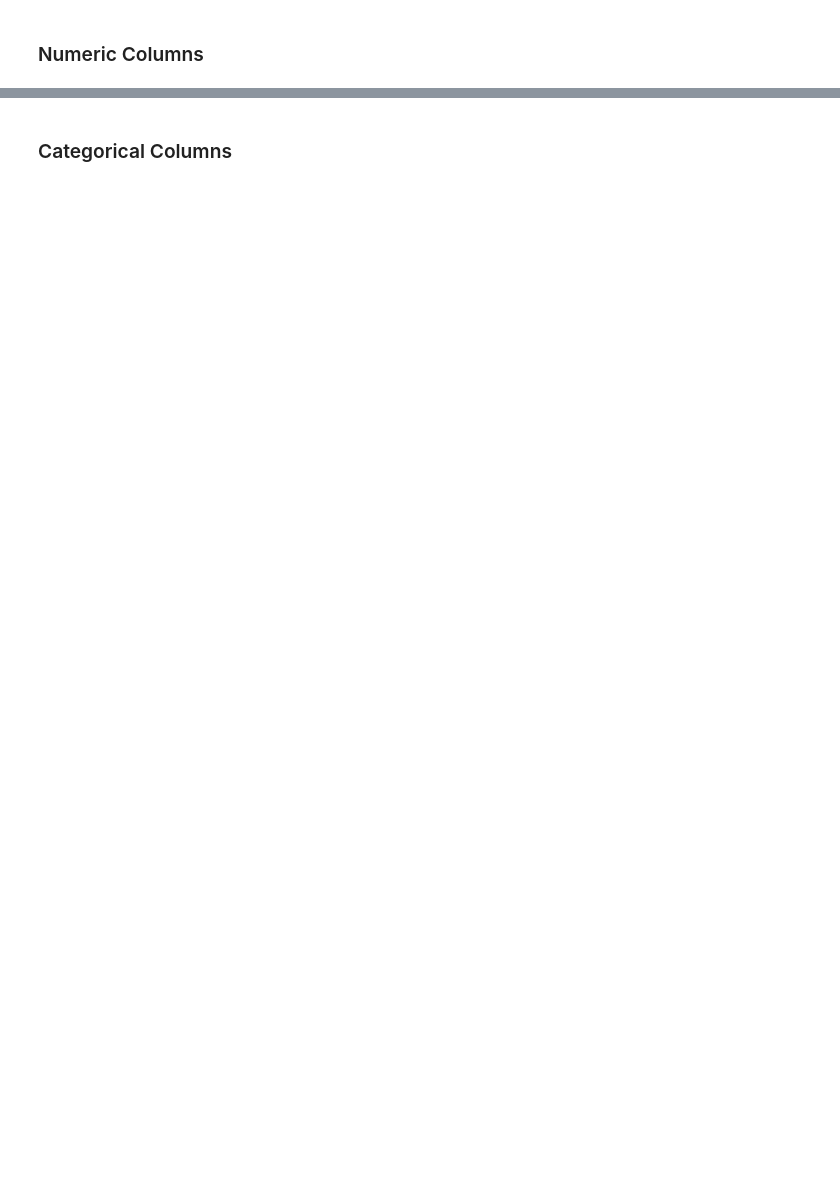
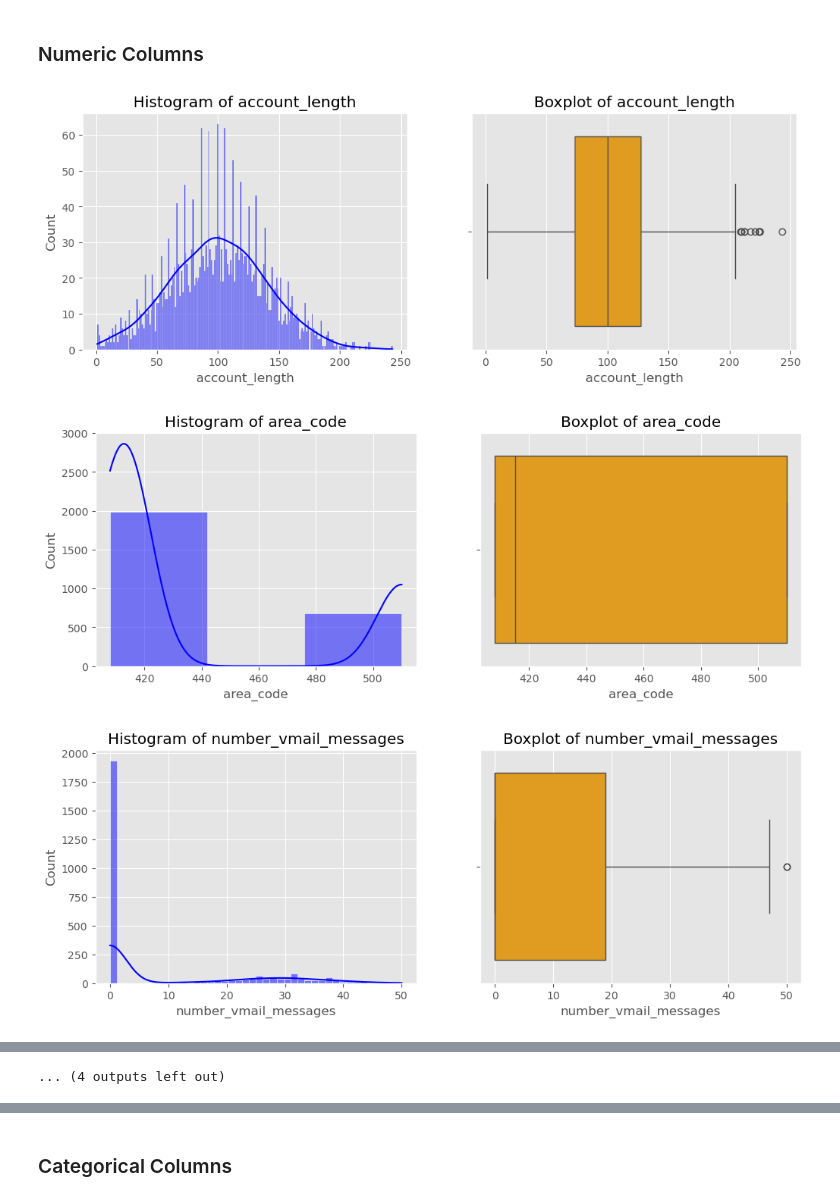
Before and after one commit to timothyrobbinscpa/new_customer_churn, a Jupyter notebook: src/customer_churn.ipynb, the cells around one changed output, grey strips where cells are left out. Drawn from its saved outputs; the diff is of its cells as text; code cells hidden in the pictures; blank space fills up the shorter version.

```diff
--- a/src/customer_churn.ipynb
+++ b/src/customer_churn.ipynb
@@ -46,0 +60,10 @@ df_train.head()
+# %%
+'''
+# create snippet of df for portfolio
+snippet = df_train.head()  # Adjust this to display the desired part of your DataFrame
+html_snippet = snippet.to_html(index=False)  # Convert to HTML, set index=False to hide the index
+
+with open('dataframe_snippet.html', 'w') as f:
+   f.write(html_snippet)
+
+'''
@@ -109,20 +199,24 @@ Churned customers represent only 14.55% of the data.  Such an inbalance in the t
 ### Numeric Columns
 # %%
 def show_univariate_plots(dataframe):
-    ''' to print histograms and boxplots for numeric variables side-by-side '''
+    ''' to show histograms and boxplots for numeric variables '''
     num_cols = dataframe.select_dtypes(include=['int', 'float']).columns
 
     for col in num_cols:
         fig, axes = plt.subplots(1, 2, figsize=(12, 4))
 
         # Histogram
         sns.histplot(dataframe, x=col, bins=dataframe[col].nunique(), ax=axes[0], kde=True, color='blue')
         axes[0].set_title(f'Histogram of {col}')
 
         # Boxplot
-        sns.boxplot(data=dataframe, x=col, ax=axes[1], color='lightgreen')
+        sns.boxplot(data=dataframe, x=col, ax=axes[1], color='orange')
         axes[1].set_title(f'Boxplot of {col}')
 
         plt.show()
 
 show_univariate_plots(df_train)
+# %% [output]
+[figure, added]
+[figure, added]
+[figure, added]
@@ -129 +232,2 @@ show_univariate_plots(df_train)
+... (4 outputs left out)
 # %% [markdown]
```
Also changed, not shown: parts of 91 cells of this notebook, 4 other files.
